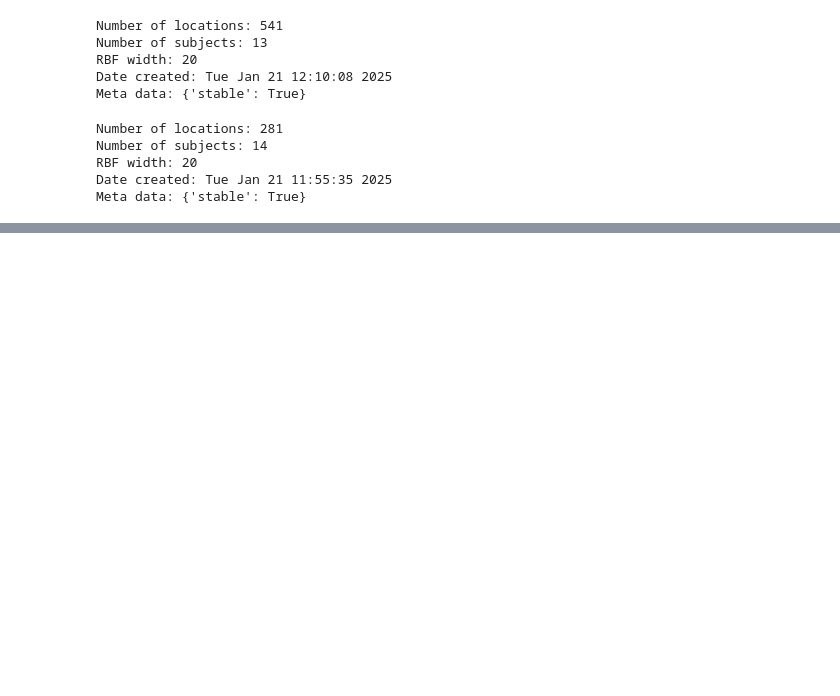
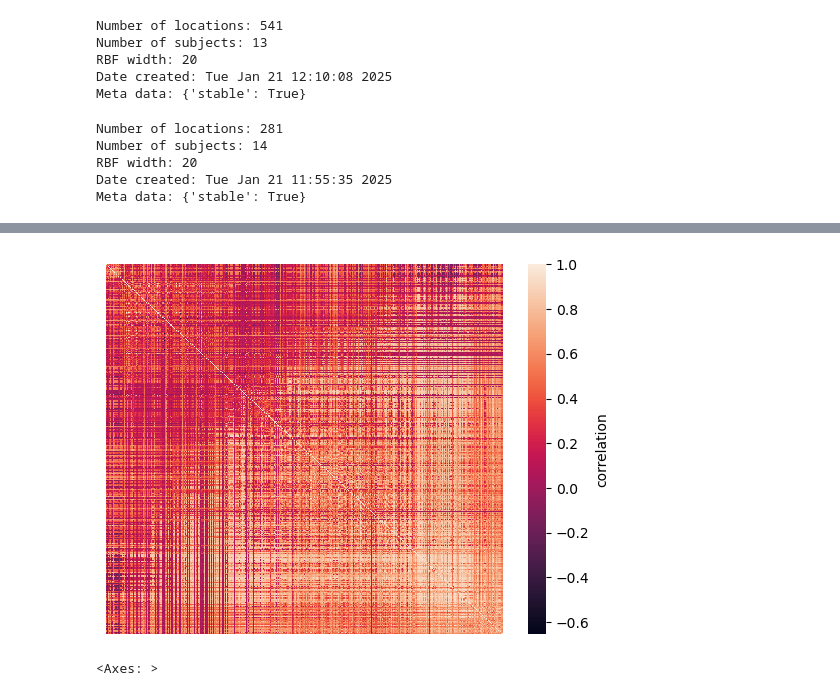
Before and after one commit to the-brAIn-lab/supereeg_notebooks, a Jupyter notebook: miller_data/three_models.ipynb, the cells around one changed output, grey strips where cells are left out. Drawn from its saved outputs; the diff is of its cells as text; code cells hidden in the pictures; blank space fills up the shorter version.

```diff
--- a/miller_data/three_models.ipynb
+++ b/miller_data/three_models.ipynb
@@ -112,0 +157,5 @@ Meta data: {'stable': True}
+# %%
+mo_basic14.plot_data(xticklabels=False, yticklabels=False)
+# %% [output]
+[figure, added]
+<Axes: >
```
Also changed, not shown: parts of 12 cells of this notebook, 2 other files.
